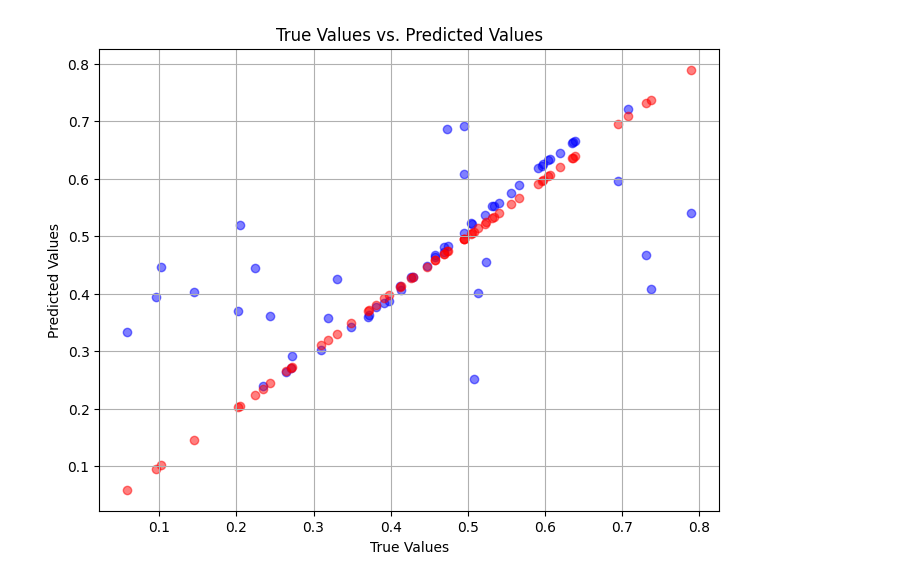
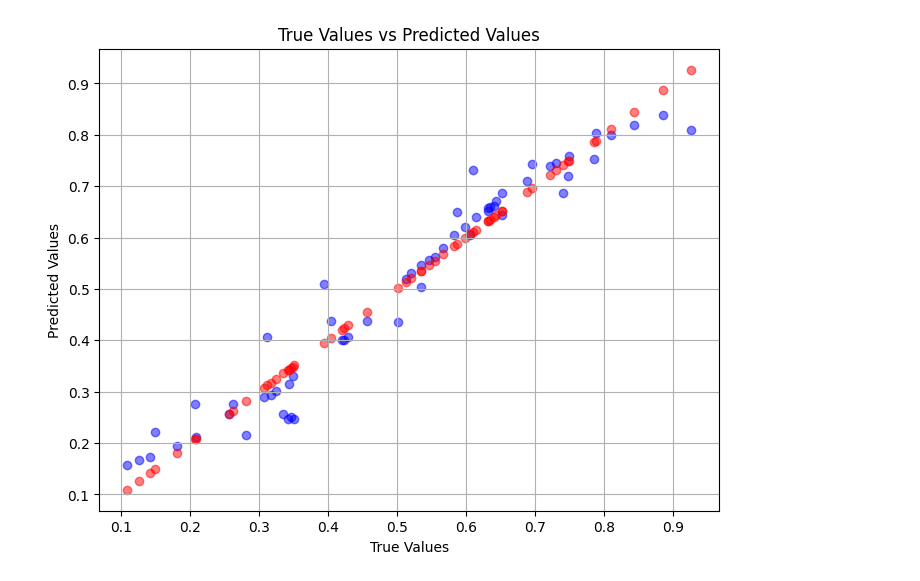
Before and after one commit to JheneJin/CECS451Ass7, a Jupyter notebook: new.ipynb, the cells around one changed output. Drawn from its saved outputs; the diff is of its cells as text; code cells hidden in the pictures.

```diff
--- a/new.ipynb
+++ b/new.ipynb
@@ -98,30 +117,38 @@ class NN:
         # return trainCosts, validCosts
 # %%
 def findRate(x_train, y_train, x_valid, y_valid, epochs):
-    learningRates = np.logspace(-3, np.log10(0.009), num = 250)
+    #create an array of learning rates from .0001 to .009
+    learningRates = np.logspace(-4, np.log10(0.009), num = 150)
 
     learningRateDict = {}
 
-    for lr in learningRates:
+    for learningRate in learningRates:
+        #reset model for each learning rate
         model = NN()
         trainCosts = []
         validCosts = []
 
         #part e
         for _ in range(epochs):
+            #get y predictions from x training dataset
             yPred = model.forward(x_train)
+            #get loss value of y predictions
             loss = getLoss(y_train, yPred)
             trainCosts.append(loss)
 
-            model.backward(x_train, y_train, yPred, lr)
+            #update neural network with training datasets and predictions
+            model.backward(x_train, y_train, yPred, learningRate)
+            #get y true from x valid dataset
             yTrue = model.forward(x_valid)
+            #get loss value of y true
             trueLoss = getLoss(y_valid, yTrue)
             validCosts.append(trueLoss)
-        print(f"Learning Rate {lr}, Train Loss: {loss}, Valid Loss: {trueLoss}")
-        # Store the validation costs for this learning rate
-        learningRateDict[lr] = validCosts[-1]  # Only store the final validation cost
+        print(f"Learning Rate {learningRate}, Train Loss: {loss}, Valid Loss: {trueLoss}")
+        #assign the learning rate with the lowest validLoss value during the epoch run
+        learningRateDict[learningRate] = validCosts[-1]
 
-    # Find the optimal learning rate based on the lowest validation cost
+
+    #sort through the keys to get the lowest learningRate in the dictionary based on lowest validLoss
     rate = min(learningRateDict, key = learningRateDict.get)
 
     return rate
@@ -153,4 +180,4 @@ Epoch: 1000, Train Loss: 0.008561265841073647, Valid Loss: 0.007834826485290727
 # %%
-rate = findRate(x_train, y_train, x_valid, y_valid, 200)
+rate = findRate(x_train, y_train, x_valid, y_valid, 300)
 print(rate)
 # %% [output]
@@ -196,13 +223,14 @@ Epoch: 1000, Train Loss: 0.007463065703616863, Valid Loss: 0.008078369163961182
 # %%
 yPred = new.forward(x_test)
-# Create scatter plot
+
+#plot scatter plot
 plt.figure(figsize=(8, 6))
-plt.scatter(y_test, yPred, color='blue', alpha=0.5, label='Predicted Values')
-plt.scatter(y_test, y_test, color='red', alpha=0.5, label='True Values')
-plt.title('True Values vs. Predicted Values')
-plt.xlabel('True Values')
-plt.ylabel('Predicted Values')
+plt.scatter(y_test, yPred, color = "blue", alpha=0.5)
+plt.scatter(y_test, y_test, color = "red", alpha=0.5)
+plt.title("True Values vs Predicted Values")
+plt.xlabel("True Values")
+plt.ylabel("Predicted Values")
 plt.grid(True)
 plt.show()
 # %% [output]
-[figure, old version]
+[figure, new version]
```
Also changed, not shown: parts of 4 cells of this notebook, 1 other file.
